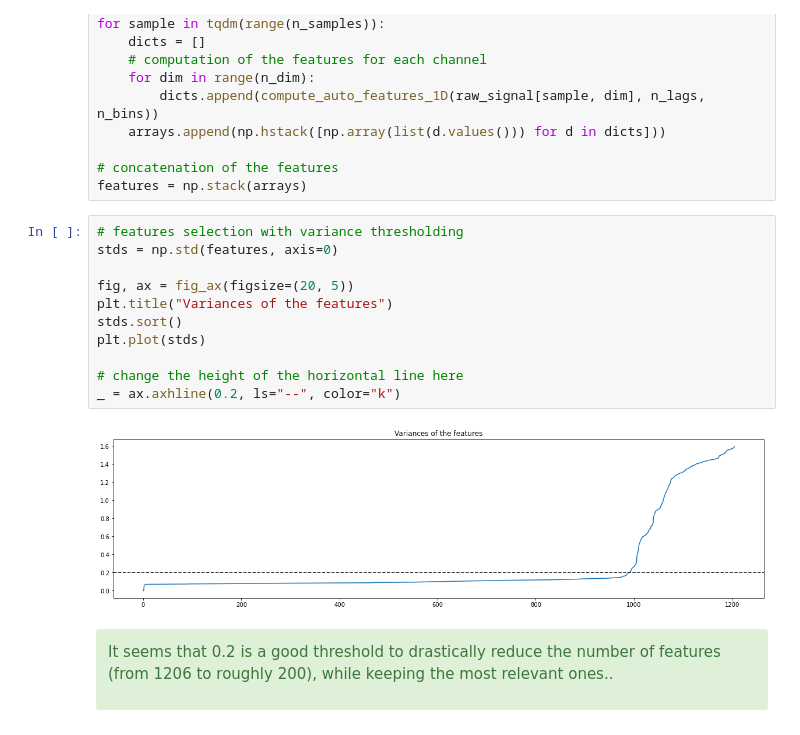
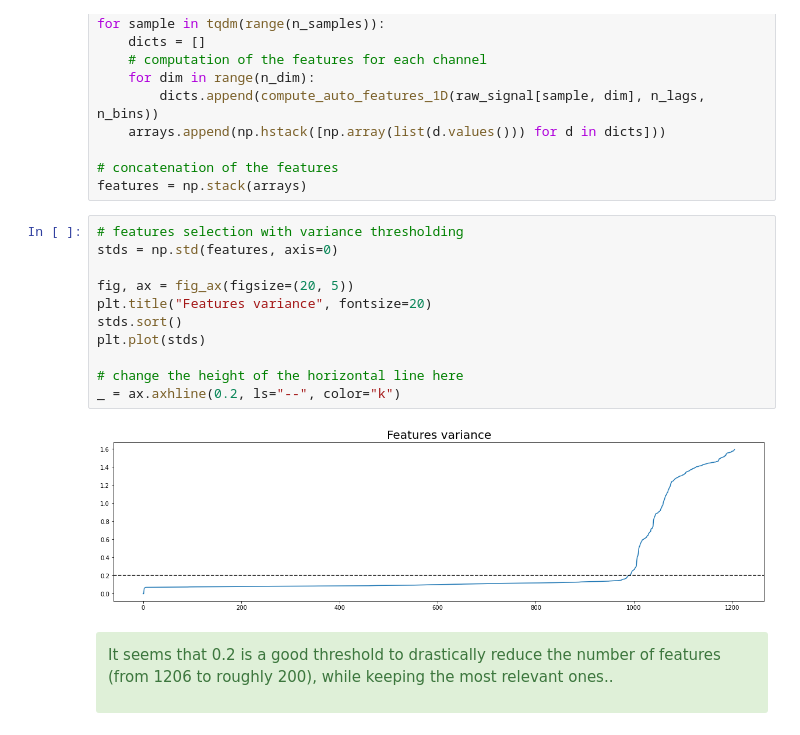
Before and after one commit to cosasha97/automatic-sleep-stages-classification, a Jupyter notebook: sleep_stages_classification.ipynb, the cells around one changed output. Drawn from its saved outputs; the diff is of its cells as text.

```diff
--- a/sleep_stages_classification.ipynb
+++ b/sleep_stages_classification.ipynb
@@ -320,16 +320,16 @@ features = np.stack(arrays)
 # %%
 # features selection with variance thresholding
 stds = np.std(features, axis=0)
 
 fig, ax = fig_ax(figsize=(20, 5))
-plt.title("Variances of the features")
+plt.title("Features variance", fontsize=20)
 stds.sort()
 plt.plot(stds)
 
 # change the height of the horizontal line here
 _ = ax.axhline(0.2, ls="--", color="k")
 # %% [output]
-[figure, old version]
+[figure, new version]
 # %% [markdown]
 <div class="alert alert-success" role="alert">
     <p>It seems that 0.2 is a good threshold to drastically reduce the number of features (from 1206 to roughly 200), while keeping the most relevant ones..</p>
```
